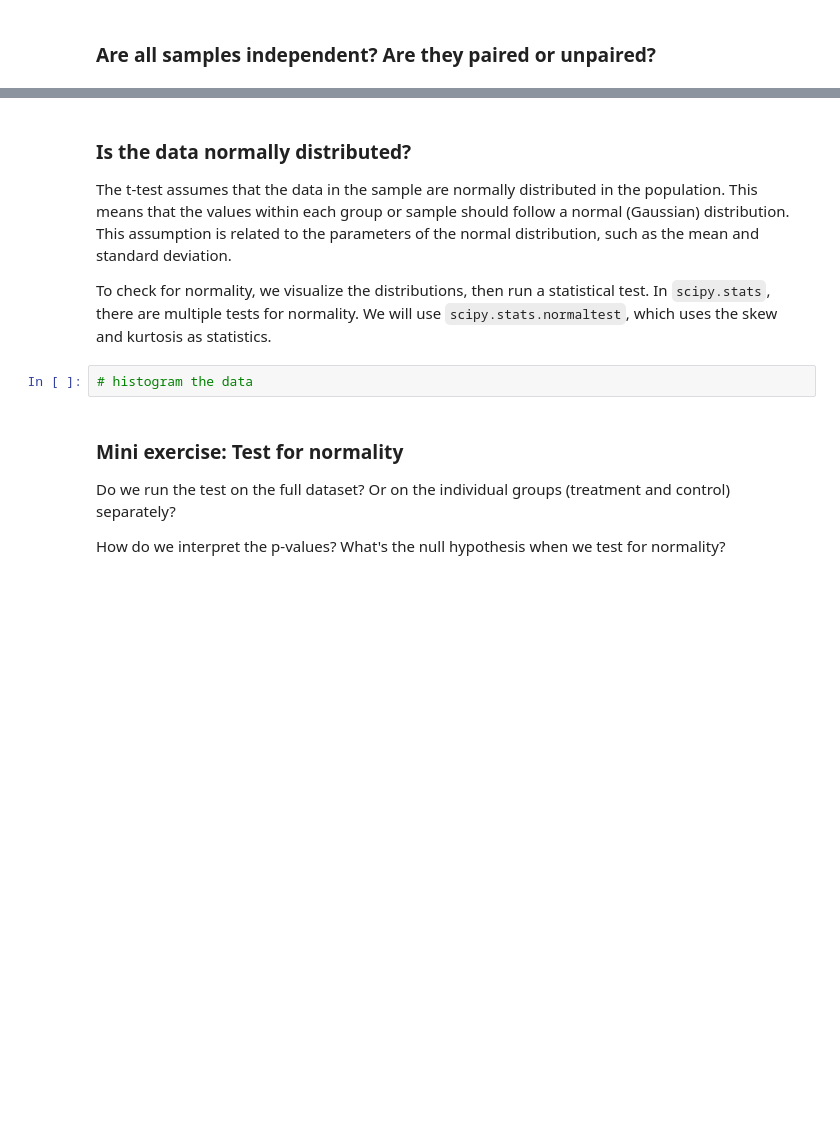
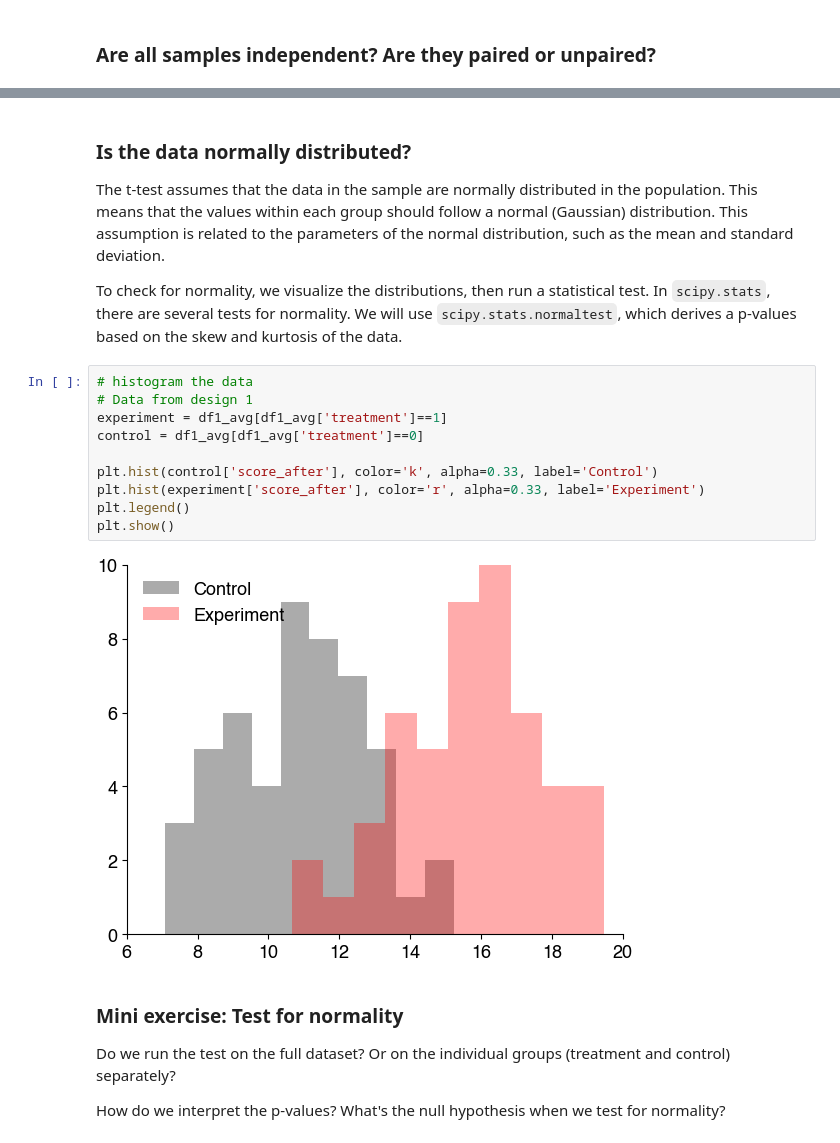
Before and after one commit to janclemenslab/neu715, a Jupyter notebook: docs/_sources/lectures/lecture 5/5.03_inferential_stats_1.ipynb, the cells around one changed output, grey strips where cells are left out. Drawn from its saved outputs; the diff is of its cells as text; blank space fills up the shorter version.

```diff
--- a/docs/_sources/lectures/lecture 5/5.03_inferential_stats_1.ipynb
+++ b/docs/_sources/lectures/lecture 5/5.03_inferential_stats_1.ipynb
@@ -124,11 +170,21 @@ plt.show()
 ![](5.03_inferential_stats_1.png)
 # %% [markdown]
 ### Is the data normally distributed?
-The t-test assumes that the data in the sample are normally distributed in the population. This means that the values within each group or sample should follow a normal (Gaussian) distribution. This assumption is related to the parameters of the normal distribution, such as the mean and standard deviation.
+The t-test assumes that the data in the sample are normally distributed in the population. This means that the values within each group should follow a normal (Gaussian) distribution. This assumption is related to the parameters of the normal distribution, such as the mean and standard deviation.
 
-To check for normality, we visualize the distributions, then run a statistical test. In `scipy.stats`, there are multiple tests for normality. We will use `scipy.stats.normaltest`, which uses the skew and kurtosis as statistics.
+To check for normality, we visualize the distributions, then run a statistical test. In `scipy.stats`, there are several tests for normality. We will use `scipy.stats.normaltest`, which derives a p-values based on the skew and kurtosis of the data.
-# %%
-# histogram the data
+# %%
+# histogram the data
+# Data from design 1
+experiment = df1_avg[df1_avg['treatment']==1]
+control = df1_avg[df1_avg['treatment']==0]
+
+plt.hist(control['score_after'], color='k', alpha=0.33, label='Control')
+plt.hist(experiment['score_after'], color='r', alpha=0.33, label='Experiment')
+plt.legend()
+plt.show()
+# %% [output]
+[figure, added]
 # %% [markdown]
 ### Mini exercise: Test for normality
 Do we run the test on the full dataset? Or on the individual groups (treatment and control) separately?
```
Also changed, not shown: parts of 10 cells of this notebook, 57 other files.
